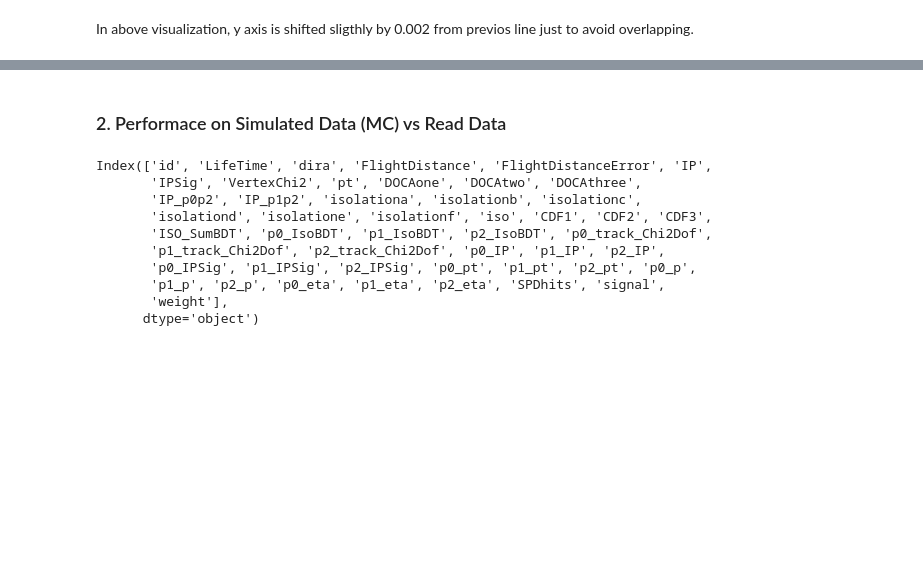
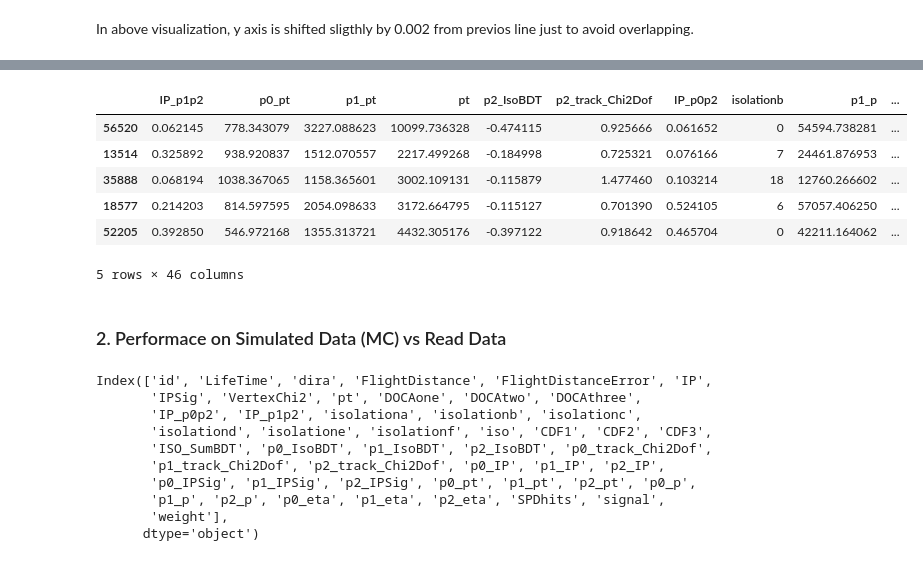
Before and after one commit to itsayushthada/Particle-Physics-Experiments, a Jupyter notebook: Rare-Decays/Notebook.ipynb, the cells around one changed output, grey strips where cells are left out. Cells and saved outputs as stored; diff of their text form; code cells hidden in the pictures; blank space fills up the shorter version.

```diff
--- a/Rare-Decays/Notebook.ipynb
+++ b/Rare-Decays/Notebook.ipynb
@@ -187,3 +192,13 @@ print(corr_metric)
+# %%
+train[variables][:5]
+# %% [output]
+|  | IP_p1p2 | p0_pt | p1_pt | pt | p2_IsoBDT | p2_track_Chi2Dof | IP_p0p2 | isolationb | p1_p | ... |
+| 56520 | 0.062145 | 778.343079 | 3227.088623 | 10099.736328 | -0.474115 | 0.925666 | 0.061652 | 0 | 54594.738281 | ... |
+| 13514 | 0.325892 | 938.920837 | 1512.070557 | 2217.499268 | -0.184998 | 0.725321 | 0.076166 | 7 | 24461.876953 | ... |
+| 35888 | 0.068194 | 1038.367065 | 1158.365601 | 3002.109131 | -0.115879 | 1.477460 | 0.103214 | 18 | 12760.266602 | ... |
+| 18577 | 0.214203 | 814.597595 | 2054.098633 | 3172.664795 | -0.115127 | 0.701390 | 0.524105 | 6 | 57057.406250 | ... |
+| 52205 | 0.392850 | 546.972168 | 1355.313721 | 4432.305176 | -0.397122 | 0.918642 | 0.465704 | 0 | 42211.164062 | ... |
+5 rows × 46 columns
 # %% [markdown]
 ### 2. Performace on Simulated Data (MC) vs Read Data
 # %%
```
Also changed, not shown: parts of 31 cells of this notebook.
